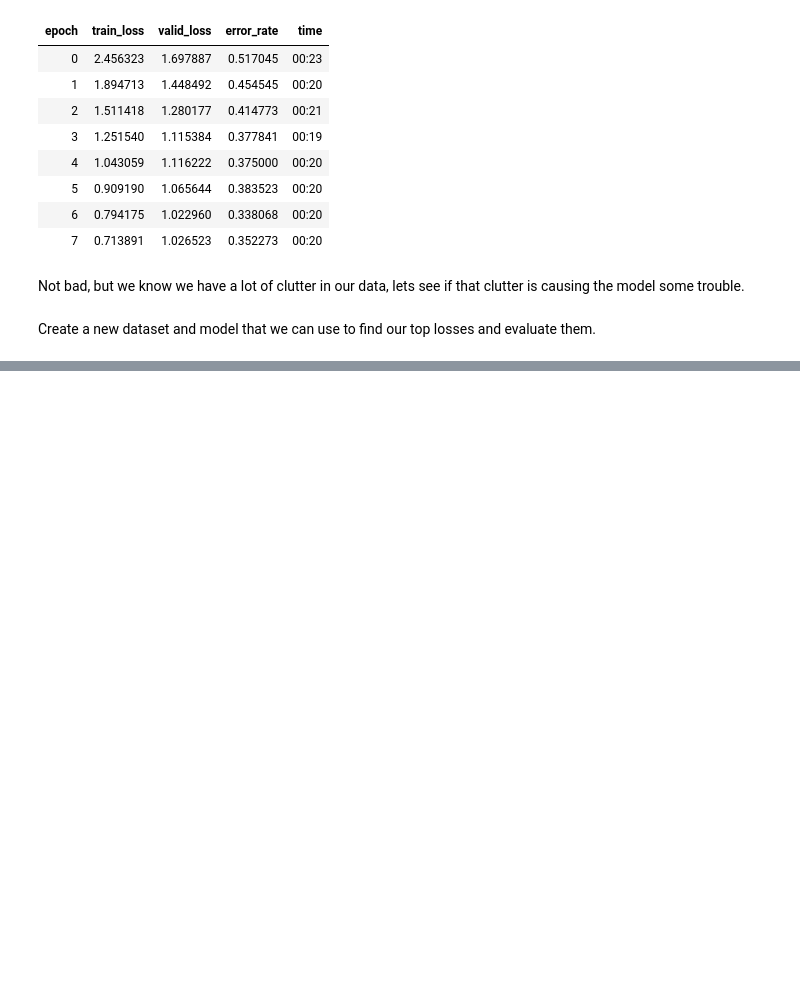
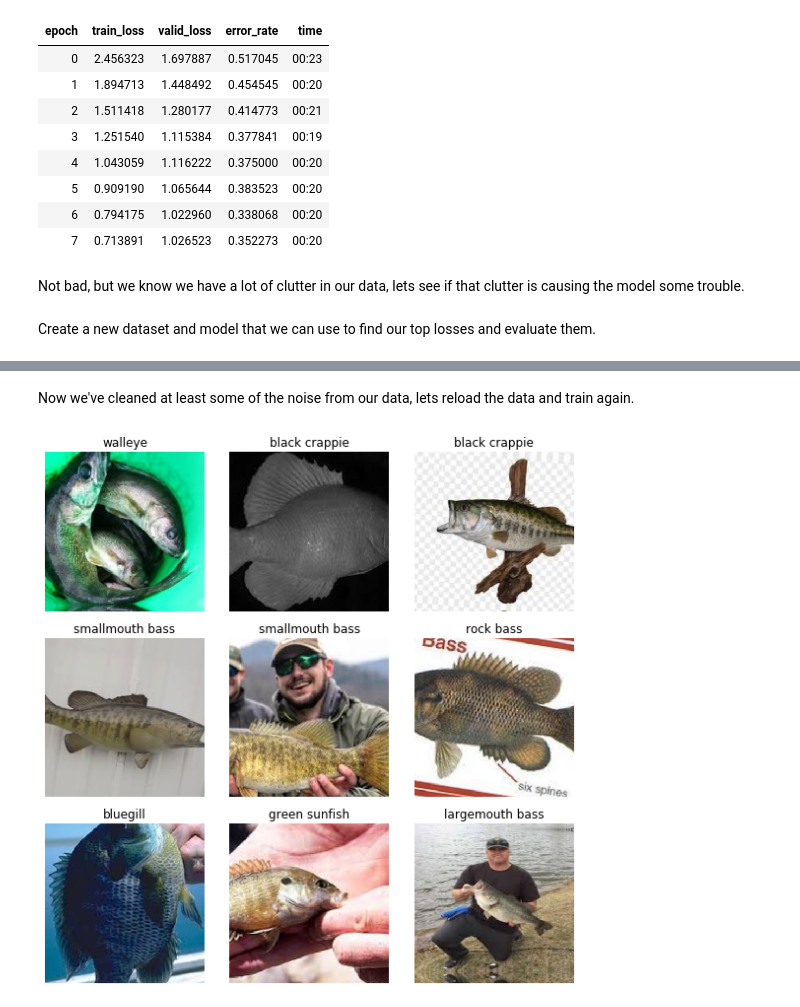
Before and after one commit to JQCoburn/fish-id, a Jupyter notebook: Lesson 2 Fish Identification Model with More Data.ipynb, the cells around one changed output, grey strips where cells are left out. Drawn from its saved outputs; the diff is of its cells as text; code cells hidden in the pictures; blank space fills up the shorter version.

Commit message:
Cleaned the data and trained a little more. 70% accuracy

```diff
--- a/Lesson 2 Fish Identification Model with More Data.ipynb
+++ b/Lesson 2 Fish Identification Model with More Data.ipynb
@@ -99,3 +99,10 @@ ImageCleaner(ds, idxs, rootDir, duplicates=True)
 # %% [output]
 HBox(children=(VBox(children=(Image(value=b'\xff\xd8\xff\xe0\x00\x10JFIF\x00\x01\x01\x01\x00d\x00d\x00\x00\xff…
 [interactive output not drawn]
+# %% [markdown]
+Now we've cleaned at least some of the noise from our data, lets reload the data and train again.
+# %%
+cleanFishData = ImageDataBunch.from_csv(path=rootDir, csv_labels='cleaned.csv', seed=42, valid_pct=0.1, ds_tfms=get_transforms(), size=299, bs=32).normalize()
+fishData.show_batch(3, figsize=(8,8))
+# %% [output]
+[figure, added]
```
Also changed, not shown: parts of 16 cells of this notebook.
